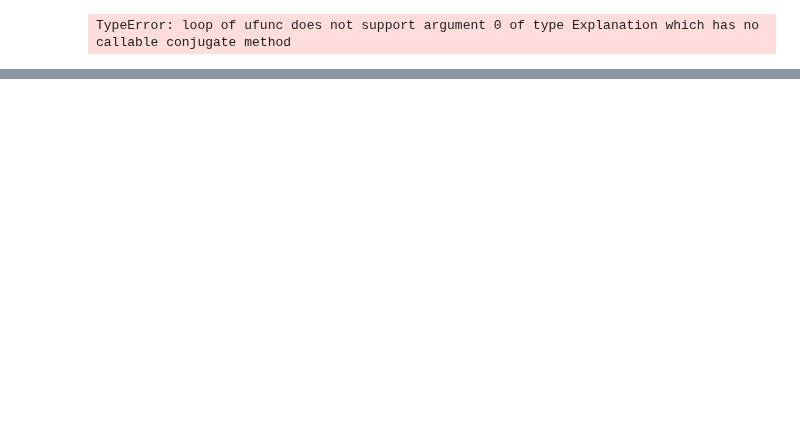
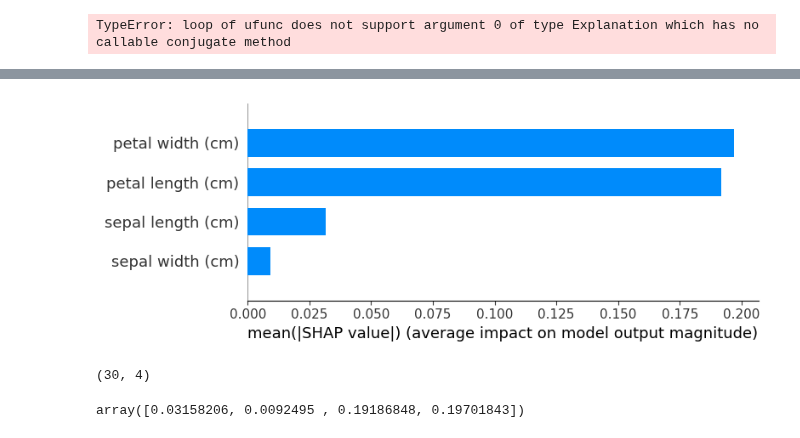
Before and after one commit to mengling-he/SelectMicro_24new, a Jupyter notebook: Analysis/Sharpvalue_example.ipynb, the cells around one changed output, grey strips where cells are left out. Cells and saved outputs as stored; diff of their text form; code cells hidden in the pictures; blank space fills up the shorter version.

```diff
--- a/Analysis/Sharpvalue_example.ipynb
+++ b/Analysis/Sharpvalue_example.ipynb
@@ -71,0 +94,12 @@ array([4.526, 3.585, 3.521, ..., 0.923, 0.847, 0.894])
+# %%
+shap.summary_plot(shap_values2[:,:,1], X_test, plot_type="bar")
+# %% [output]
+[figure, added]
+# %%
+shap_values2[:,:,1].shape
+# %% [output]
+(30, 4)
+# %%
+np.abs(pd.DataFrame(shap_values2[:,:,1]).values).mean(0)
+# %% [output]
+array([0.03158206, 0.0092495 , 0.19186848, 0.19701843])
```
Also changed, not shown: parts of 13 cells of this notebook, 11 other files.
